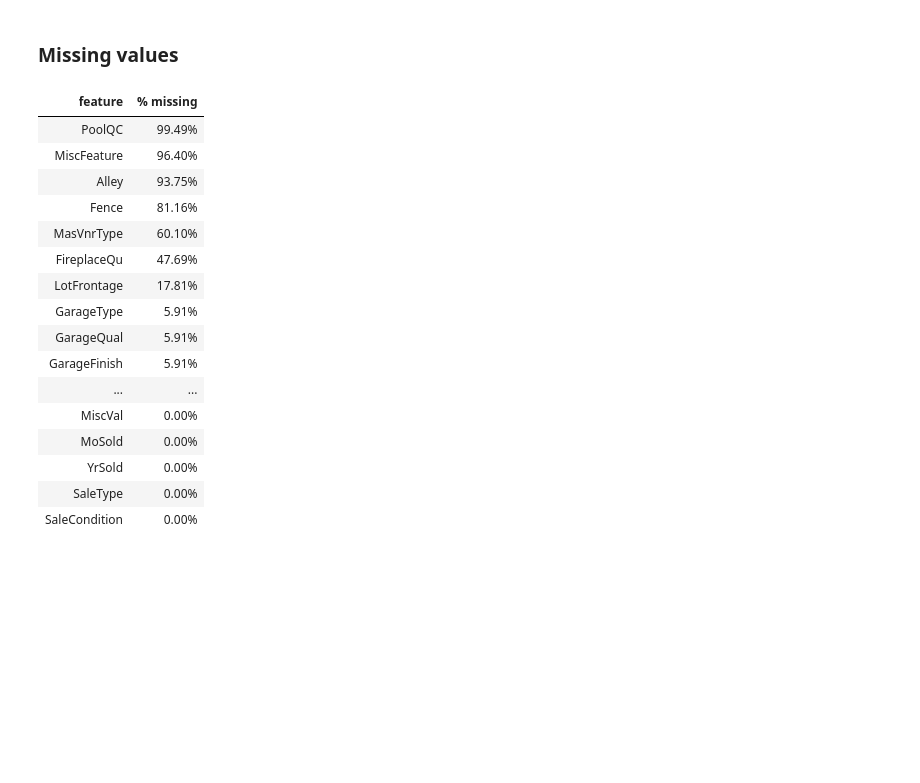
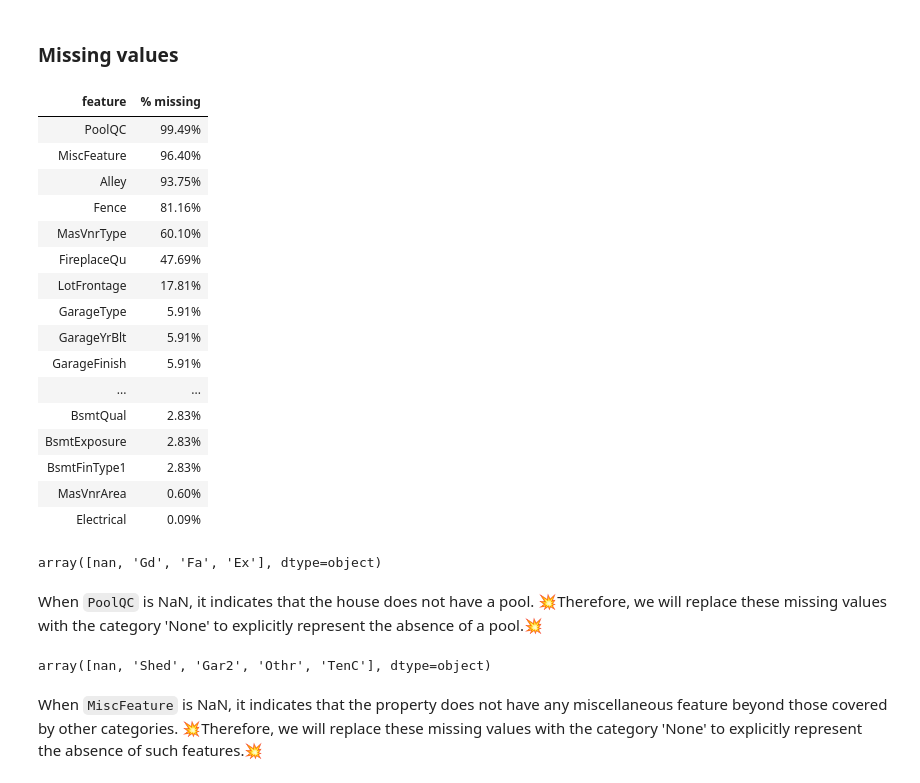
Before and after one commit to bsanchezv/House-prices-Advanced-regression-techniques, a Jupyter notebook: notebooks/1.0-EDA-first-analysis.ipynb, the cells around one changed output. Cells and saved outputs as stored; diff of their text form; code cells hidden in the pictures; blank space fills up the shorter version.

```diff
--- a/notebooks/1.0-EDA-first-analysis.ipynb
+++ b/notebooks/1.0-EDA-first-analysis.ipynb
@@ -96,23 +98,35 @@ This conclusion suggests that applying a logarithmic transformation to SalePrice
 # %%
 pct_missing = X_train.isna().mean() * 100
 missing_data = pd.DataFrame({'feature': X_train.columns, '% missing': pct_missing})
-missing_data = missing_data.sort_values(by='% missing', ascending=False)
+missing_data = missing_data[missing_data['% missing'] > 0].sort_values(by='% missing', ascending=False)
 missing_data.style.hide(axis="index").format({'% missing': '{:.2f}%'})
 # %% [output]
 | feature | % missing |
 | PoolQC | 99.49% |
 | MiscFeature | 96.40% |
 | Alley | 93.75% |
 | Fence | 81.16% |
 | MasVnrType | 60.10% |
 | FireplaceQu | 47.69% |
 | LotFrontage | 17.81% |
 | GarageType | 5.91% |
-| GarageQual | 5.91% |
+| GarageYrBlt | 5.91% |
 | GarageFinish | 5.91% |
 | ... | ... |
-| MiscVal | 0.00% |
-| MoSold | 0.00% |
-| YrSold | 0.00% |
-| SaleType | 0.00% |
-| SaleCondition | 0.00% |
+| BsmtQual | 2.83% |
+| BsmtExposure | 2.83% |
+| BsmtFinType1 | 2.83% |
+| MasVnrArea | 0.60% |
+| Electrical | 0.09% |
+# %%
+X_train['PoolQC'].unique()
+# %% [output]
+array([nan, 'Gd', 'Fa', 'Ex'], dtype=object)
+# %% [markdown]
+When `PoolQC` is NaN, it indicates that the house does not have a pool. 💥Therefore, we will replace these missing values with the category 'None' to explicitly represent the absence of a pool.💥
+# %%
+X_train['MiscFeature'].unique()
+# %% [output]
+array([nan, 'Shed', 'Gar2', 'Othr', 'TenC'], dtype=object)
+# %% [markdown]
+When `MiscFeature` is NaN, it indicates that the property does not have any miscellaneous feature beyond those covered by other categories. 💥Therefore, we will replace these missing values with the category 'None' to explicitly represent the absence of such features.💥
```
Also changed, not shown: parts of 5 cells of this notebook.
